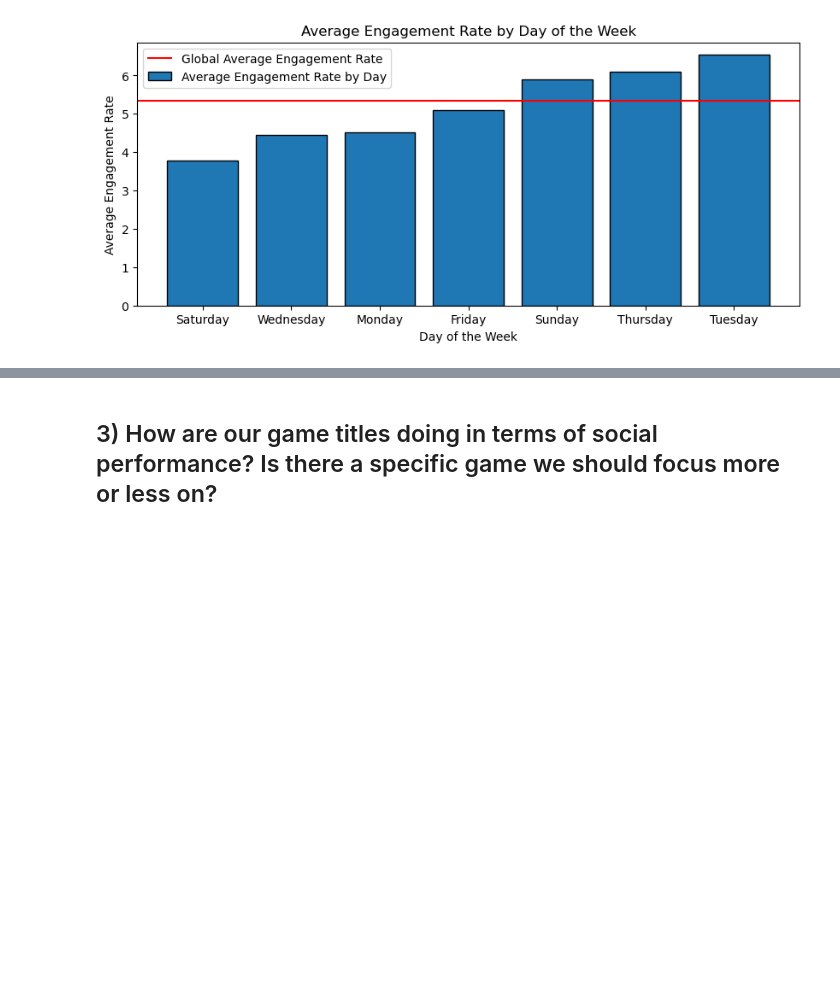
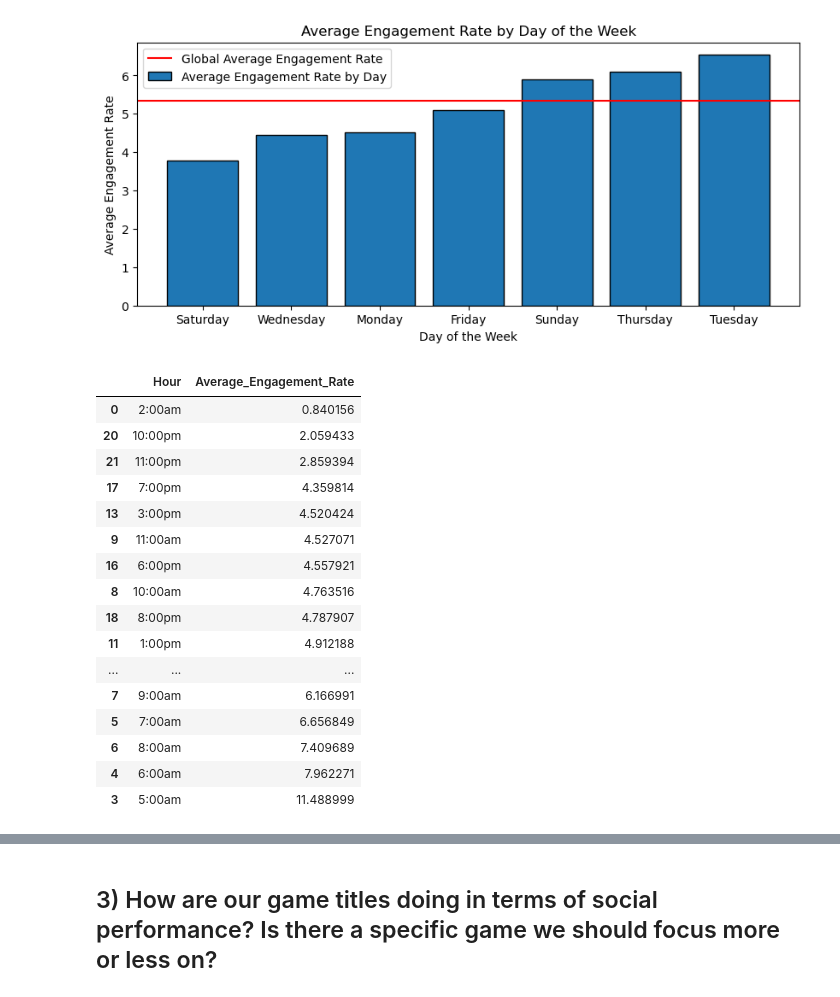
Before and after one commit to Isiah-Z-Montalvo/Evil-Geniuses-Data-Analyst-Internship-Assessment, a Jupyter notebook: Analysis.ipynb, the cells around one changed output, grey strips where cells are left out. Cells and saved outputs as stored; diff of their text form; code cells hidden in the pictures; blank space fills up the shorter version.

```diff
--- a/Analysis.ipynb
+++ b/Analysis.ipynb
@@ -192,3 +192,29 @@ plt.legend(["Global Average Engagement Rate", "Average Engagement Rate by Day"])
 plt.show()
 # %% [output]
 [figure]
+# %%
+hours = dateDF.groupby(dateDF.Published_Date.dt.hour)["Engagement_Rates"].mean()
+times = ["2:00am", "3:00am", "4:00am", "5:00am", "6:00am", "7:00am", "8:00am", "9:00am", "10:00am", "11:00am", "12:00pm",
+         "1:00pm", "2:00pm", "3:00pm", "4:00pm", "5:00pm", "6:00pm", "7:00pm", "8:00pm", "9:00pm", "10:00pm", "11:00pm"]
+data = {"Hour" : times, "Average_Engagement_Rate": hours.values}
+hours = pd.DataFrame(data)
+hours.sort_values("Average_Engagement_Rate", inplace = True)
+hours
+# %% [output]
+|  | Hour | Average_Engagement_Rate |
+| 0 | 2:00am | 0.840156 |
+| 20 | 10:00pm | 2.059433 |
+| 21 | 11:00pm | 2.859394 |
+| 17 | 7:00pm | 4.359814 |
+| 13 | 3:00pm | 4.520424 |
+| 9 | 11:00am | 4.527071 |
+| 16 | 6:00pm | 4.557921 |
+| 8 | 10:00am | 4.763516 |
+| 18 | 8:00pm | 4.787907 |
+| 11 | 1:00pm | 4.912188 |
+| ... | ... | ... |
+| 7 | 9:00am | 6.166991 |
+| 5 | 7:00am | 6.656849 |
+| 6 | 8:00am | 7.409689 |
+| 4 | 6:00am | 7.962271 |
+| 3 | 5:00am | 11.488999 |
```
Also changed, not shown: parts of 1 cell of this notebook.
